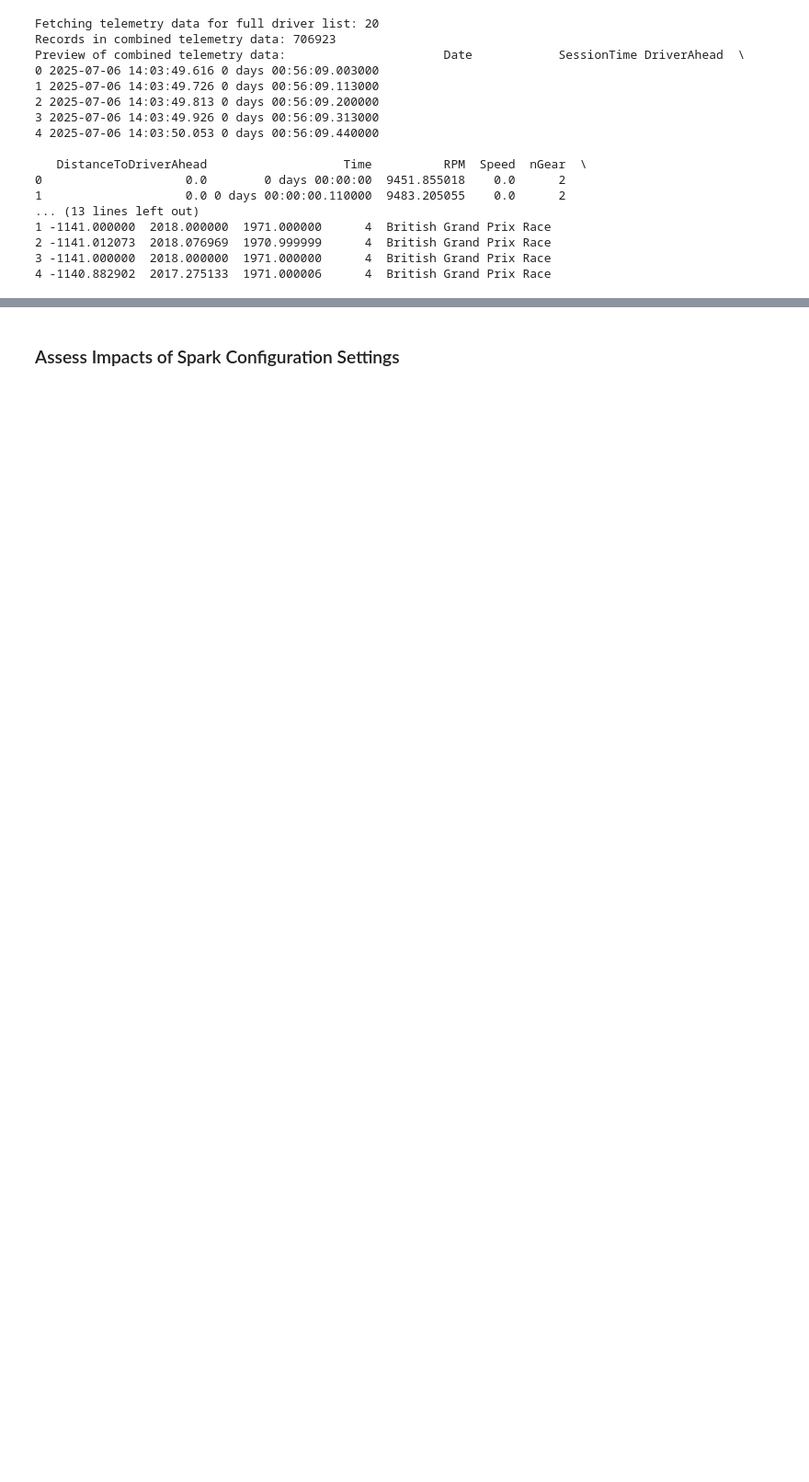
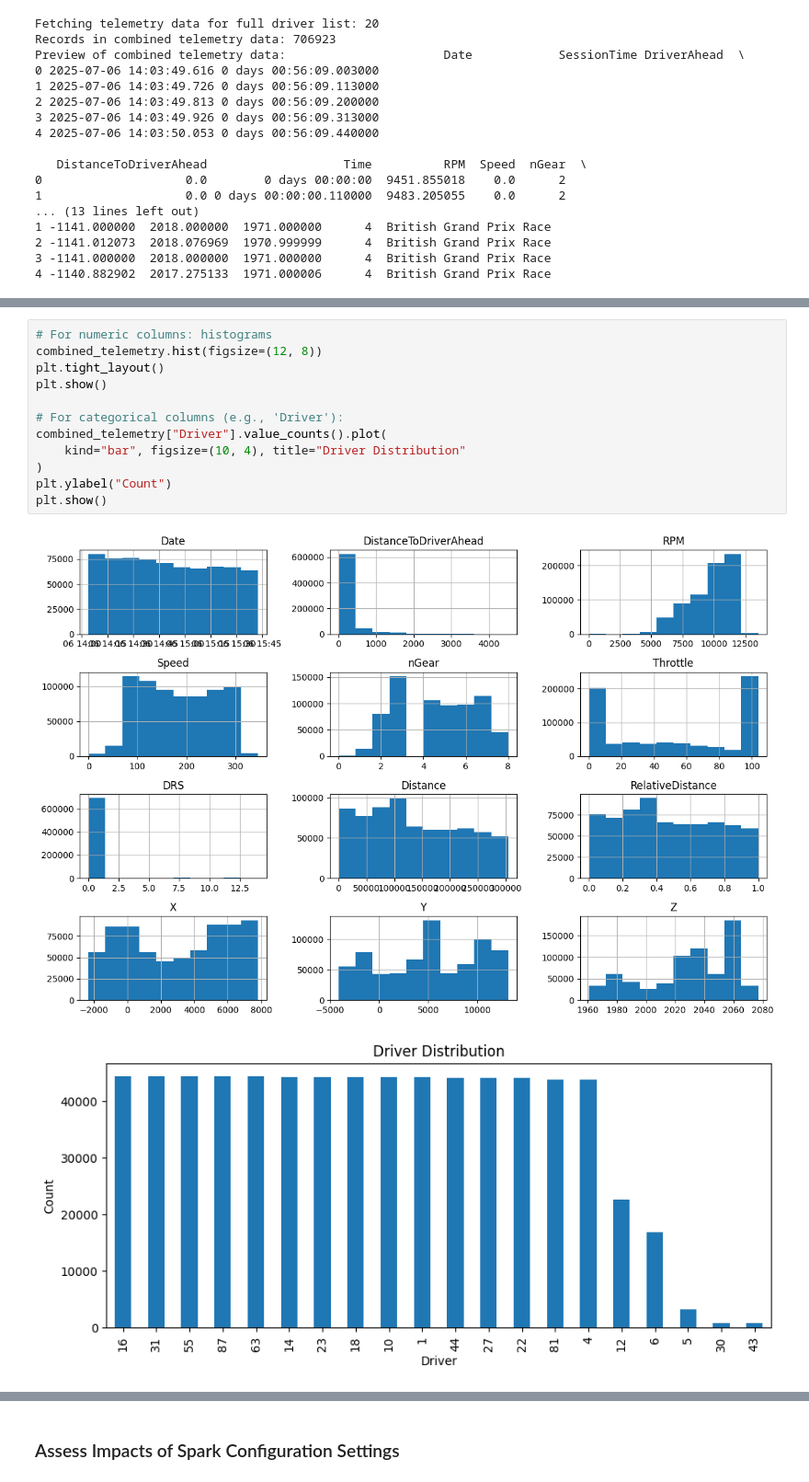
Before and after one commit to AnthonyDalke/f1data, a Jupyter notebook: streaming/docs/partitioning.ipynb, the cells around one changed output, grey strips where cells are left out. Shown: that part at 92% size. Cells and saved outputs as stored; diff of their text form; blank space fills up the shorter version.

```diff
--- a/streaming/docs/partitioning.ipynb
+++ b/streaming/docs/partitioning.ipynb
@@ -136,0 +119,15 @@ Name: count, dtype: int64
+# %%
+# For numeric columns: histograms
+combined_telemetry.hist(figsize=(12, 8))
+plt.tight_layout()
+plt.show()
+
+# For categorical columns (e.g., 'Driver'):
+combined_telemetry["Driver"].value_counts().plot(
+    kind="bar", figsize=(10, 4), title="Driver Distribution"
+)
+plt.ylabel("Count")
+plt.show()
+# %% [output]
+[figure, added]
+[figure, added]
```
Also changed, not shown: parts of 11 cells of this notebook.
